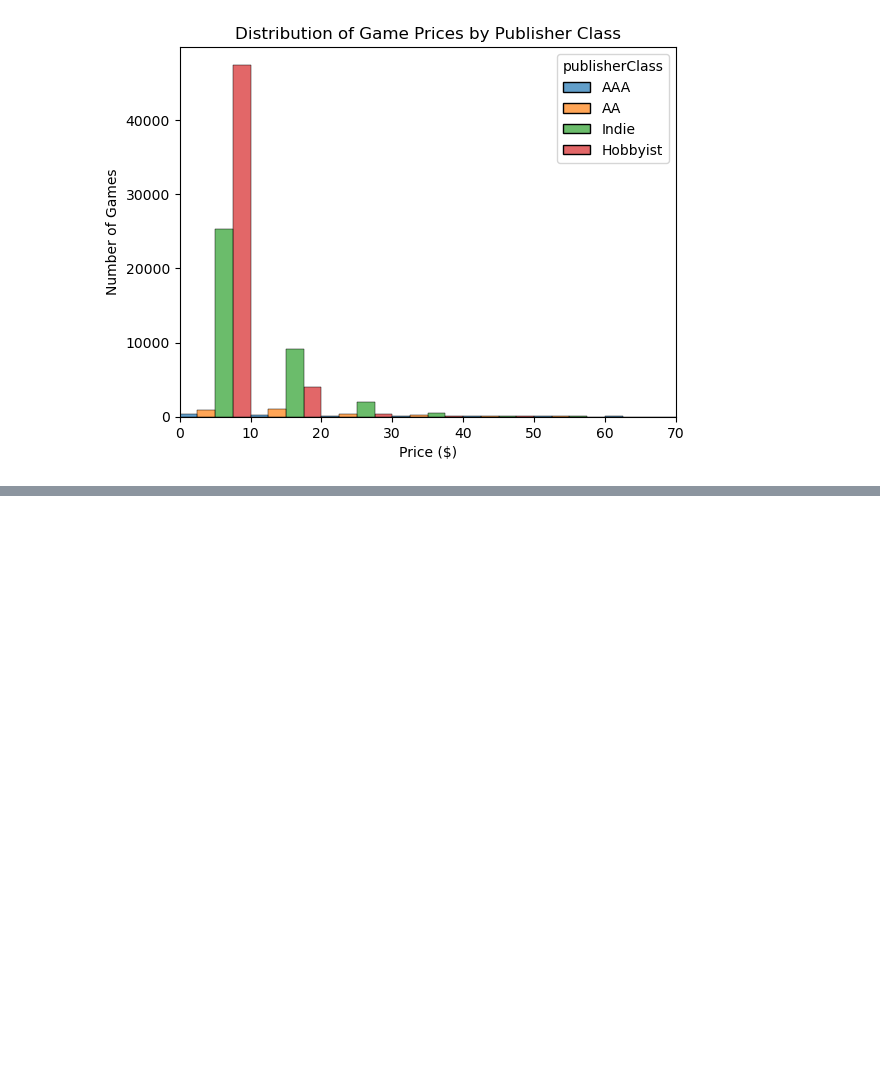
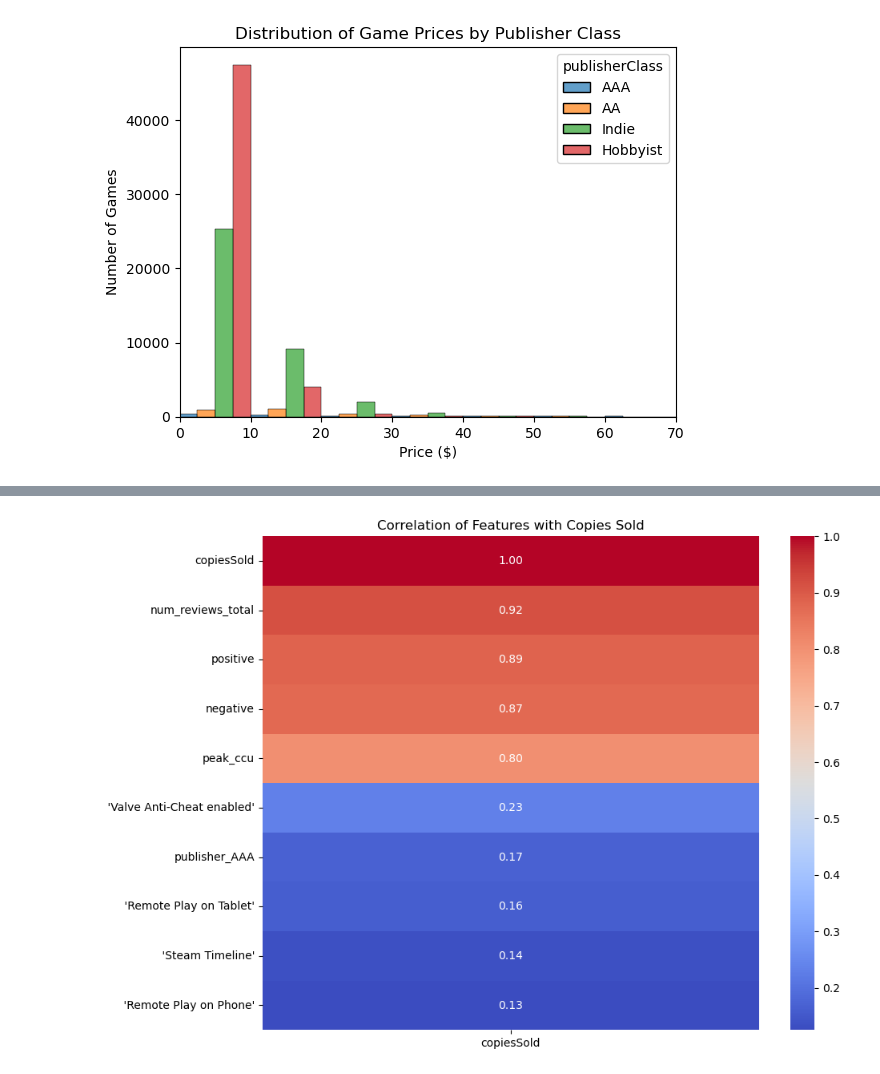
Before and after one commit to oLi-ECL/CS3120_Project, a Jupyter notebook: Cs_Project.ipynb, the cells around one changed output, grey strips where cells are left out. Drawn from its saved outputs; the diff is of its cells as text; code cells hidden in the pictures; blank space fills up the shorter version.

```diff
--- a/Cs_Project.ipynb
+++ b/Cs_Project.ipynb
@@ -68,0 +161,17 @@ plt.show()
+# %%
+num_df = numeric_df_final.select_dtypes(include=['number'])
+corr = num_df.corr()
+
+plt.figure(figsize=(10, 8))
+
+sns.heatmap(
+    corr[['copiesSold']].sort_values(by='copiesSold', ascending=False).head(10),
+    annot=True,
+    fmt=".2f",
+    cmap="coolwarm"
+)
+
+plt.title("Correlation of Features with Copies Sold")
+plt.show()
+# %% [output]
+[figure, added]
```
Also changed, not shown: parts of 8 cells of this notebook.
